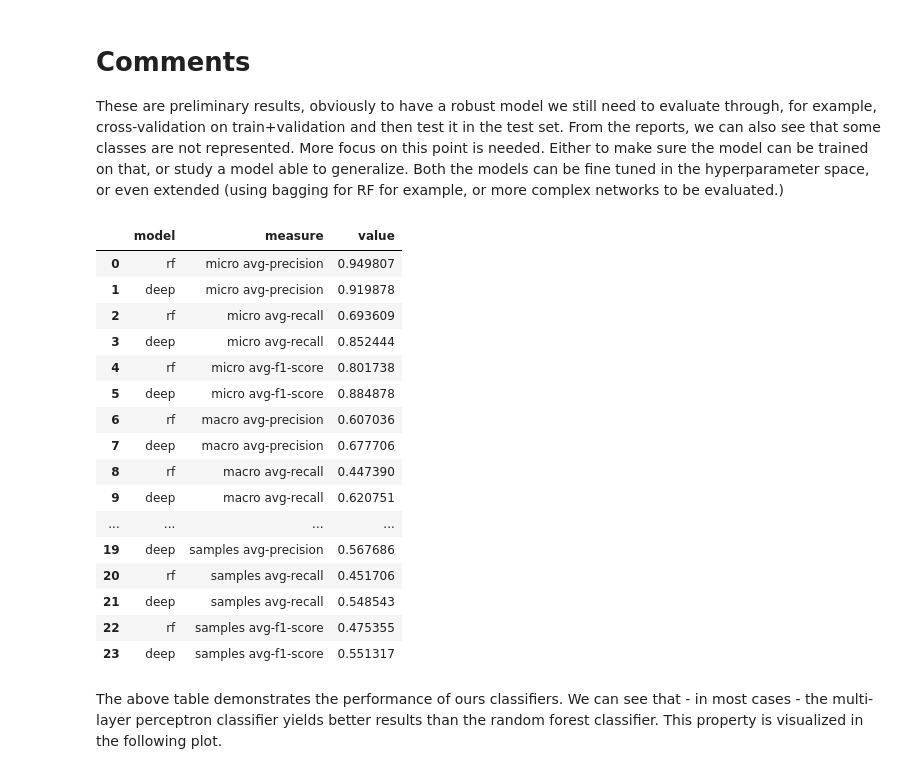
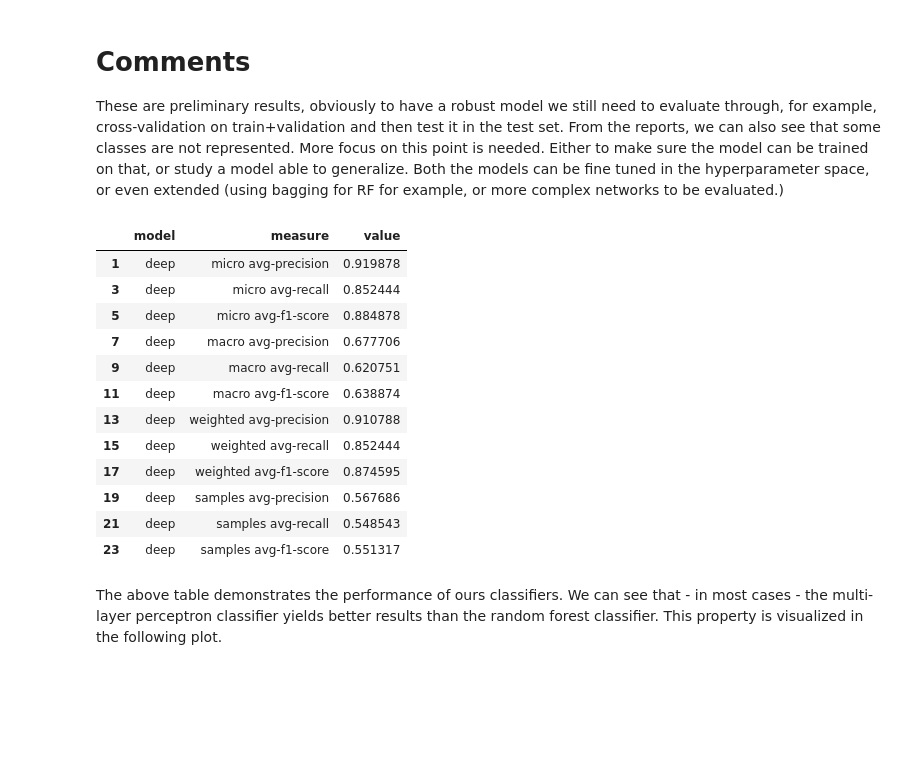
Before and after one commit to WebSchw/Tempo, a Jupyter notebook: docs/milestone1.ipynb, the cells around one changed output. Saved outputs shown, nothing was run; the diff lists cells and outputs as text; code cells hidden in the pictures; blank space fills up the shorter version.

```diff
--- a/docs/milestone1.ipynb
+++ b/docs/milestone1.ipynb
@@ -188,31 +171,29 @@ Both the models can be fine tuned in the hyperparameter space, or even extended
 # %%
 macros=['micro avg','macro avg','weighted avg','samples avg']
 scores=['precision','recall','f1-score']
 df = pd.DataFrame(columns=['model','measure','value'])
 
 for macro in macros:
     for score in scores:
         df.loc[len(df)] = ['rf',macro+'-'+score, report_rf[macro][score]]
         df.loc[len(df)] = ['deep',macro+'-'+score, report_deep[macro][score]]
 
-display(df)
+# display(df[df["model"]=="rf"]),display(df[df["model"]=="deep"])
+
+display_side_by_side(df[df["model"]=="deep"]) #we left 3rd empty...
 # %% [output]
 |  | model | measure | value |
-| 0 | rf | micro avg-precision | 0.949807 |
 | 1 | deep | micro avg-precision | 0.919878 |
-| 2 | rf | micro avg-recall | 0.693609 |
 | 3 | deep | micro avg-recall | 0.852444 |
-| 4 | rf | micro avg-f1-score | 0.801738 |
 | 5 | deep | micro avg-f1-score | 0.884878 |
-| 6 | rf | macro avg-precision | 0.607036 |
 | 7 | deep | macro avg-precision | 0.677706 |
-| 8 | rf | macro avg-recall | 0.447390 |
 | 9 | deep | macro avg-recall | 0.620751 |
-| ... | ... | ... | ... |
+| 11 | deep | macro avg-f1-score | 0.638874 |
+| 13 | deep | weighted avg-precision | 0.910788 |
+| 15 | deep | weighted avg-recall | 0.852444 |
+| 17 | deep | weighted avg-f1-score | 0.874595 |
 | 19 | deep | samples avg-precision | 0.567686 |
-| 20 | rf | samples avg-recall | 0.451706 |
 | 21 | deep | samples avg-recall | 0.548543 |
-| 22 | rf | samples avg-f1-score | 0.475355 |
 | 23 | deep | samples avg-f1-score | 0.551317 |
 # %% [markdown]
 The above table demonstrates the performance of ours classifiers. We can see that - in most cases - the multi-layer perceptron classifier yields better results than the random forest classifier. This property is visualized in the following plot.
```
Also changed, not shown: parts of 3 cells of this notebook.
